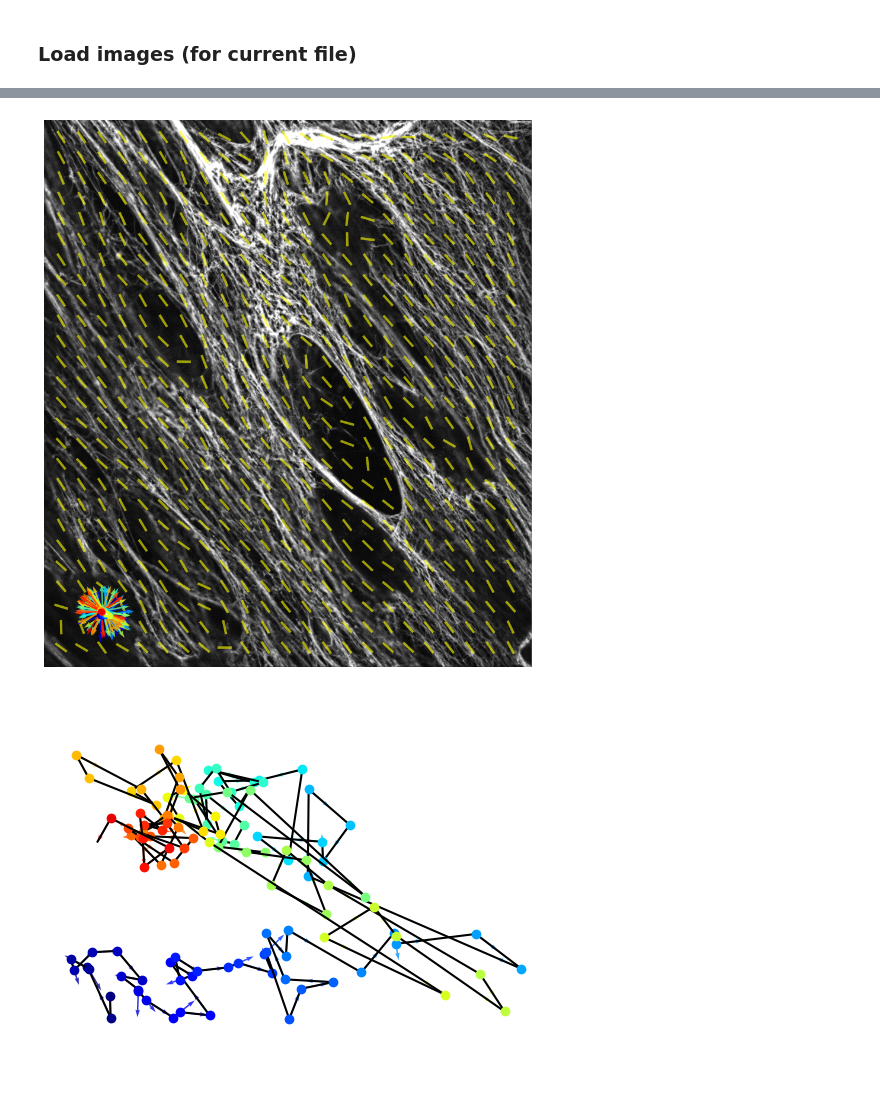
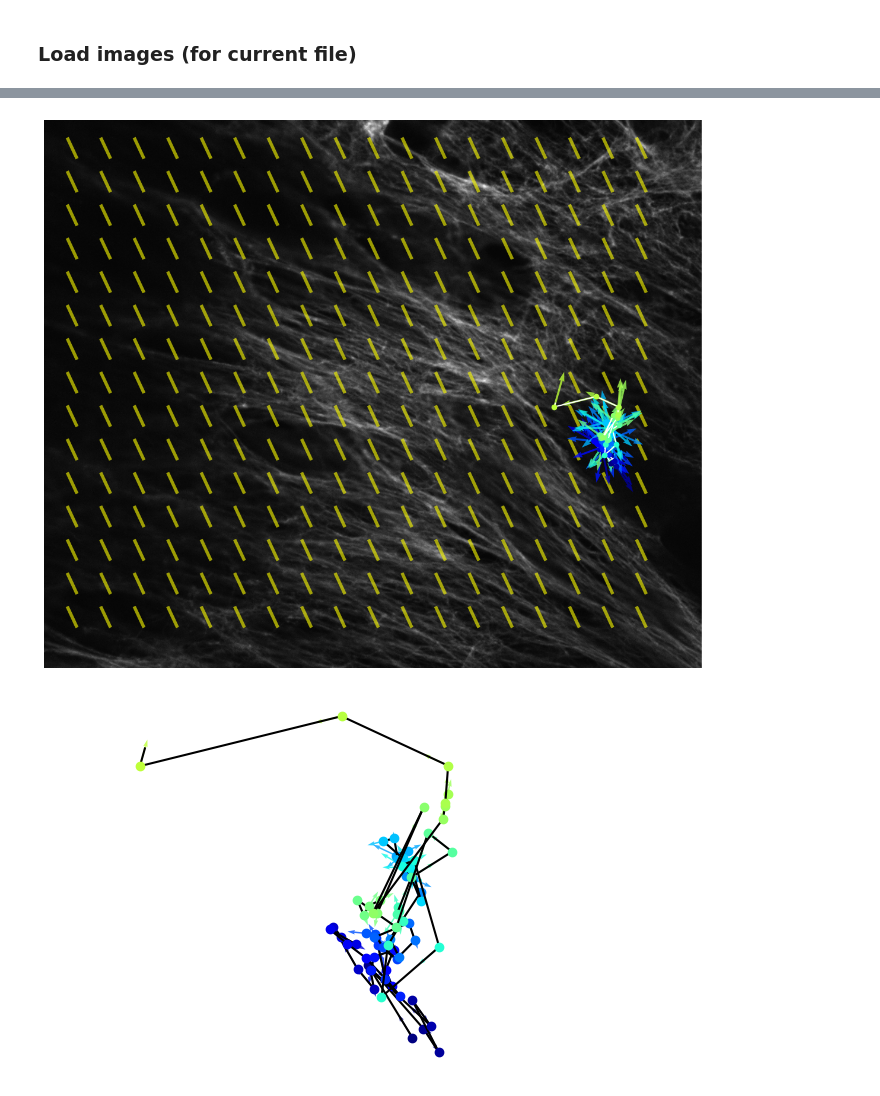
Before and after one commit to CellMigrationLab/AFT_tracks, a Jupyter notebook: 20250304_AFT_tracks.ipynb, the cells around one changed output, grey strips where cells are left out. Drawn from its saved outputs; the diff is of its cells as text; code cells hidden in the pictures.

```diff
--- a/20250304_AFT_tracks.ipynb
+++ b/20250304_AFT_tracks.ipynb
@@ -15,7 +15,7 @@ import AFT_tools as AFT
 # %% [markdown]
 ### Import data (csv tracks and images)
 # %%
-input_folder = "/Users/k1801626/OneDrive - King's College London/data/JP/AFT_track/"
+input_folder = "G:\\My Drive\\Collab-Ana-CDM\\3_Tracking_results_output_2025\\"
 # %%
 spots_list = glob.glob(input_folder+'*Spots.csv')
 
@@ -25,3 +25,5 @@ print(*spots_list, sep="\n")
+# %%
+image_folder = "G:\\My Drive\\Collab-Ana-CDM\\1_Alignment_images_allinone\\"
 # %%
 tracks_list = glob.glob(input_folder+'*Tracks.csv')
 
@@ -31,5 +33,5 @@ print(*tracks_list, sep="\n")
 # %%
-image_list = glob.glob(input_folder+'ctrl/clahe*.tif')
+image_list = glob.glob(image_folder+'*.tif')
 
 print(*image_list, sep="\n")
 # %% [output]
@@ -149,7 +165,7 @@ for time_point in range(len(df_track)-1):
     track_next = [df_track.loc[time_point+1, 'POSITION_X'], df_track.loc[time_point+1, 'POSITION_Y']]
 
     d_closest,idx_closest = spatial.KDTree(AFT_coords).query(track_current)
-    AFT_angle = np.append(AFT_angle, np.ravel(im_theta[time_point])[idx_closest])
+    AFT_angle = np.append(AFT_angle, np.ravel(im_theta)[idx_closest])
 
     track_length = [track_next[0]-track_current[0], track_next[1]-track_current[1]]
     track_norm = np.sqrt(track_length[0] ** 2 + track_length[1] ** 2)
@@ -186,21 +202,21 @@ df_out_merge = pd.merge(df_track, df_out, on='FRAME', how='outer')
 # %%
 plt.figure(figsize=(18,12))
 
-plt.imshow(im[0,], cmap='gray')
+plt.imshow(im, cmap='gray')
 plt.quiver(x,y,u[0],v[0], color='yellow', pivot='mid', scale_units='xy', scale=overlap, headaxislength=0, headlength=0, width=0.005, alpha=0.6)
 
 cmap = plt.get_cmap('jet')
 for time_point in range(len(df_track)-1):
     plt.plot(df_track.loc[time_point:time_point+1,'POSITION_X'], df_track.loc[time_point:time_point+1,'POSITION_Y'], color='w')
     plt.plot(df_track.loc[time_point,'POSITION_X'], df_track.loc[time_point,'POSITION_Y'], marker='o', color=cmap(time_point*2))
     plt.quiver(df_out_merge.loc[time_point,'POSITION_X'],df_out_merge.loc[time_point,'POSITION_Y'],
                df_out_merge.loc[time_point,'track_angle_u'], df_out_merge.loc[time_point,'track_angle_v'],
                color=cmap(time_point*2), angles='xy', width=0.003, alpha=0.8)
 
 plt.axis('off')
 plt.show()
 # %% [output]
-[figure, old version]
+[figure, new version]
 # %%
 cmap = plt.get_cmap('jet')
 for time_point in range(len(df_track)-1):
@@ -216,7 +232,7 @@ plt.axis('off')
 plt.gca().invert_yaxis()
 plt.show()
 # %% [output]
-[figure, old version]
+[figure, new version]
 # %%
 cmap = plt.get_cmap('jet')
 for time_point in range(len(df_track)-1):
```
Also changed, not shown: parts of 6 cells of this notebook.
